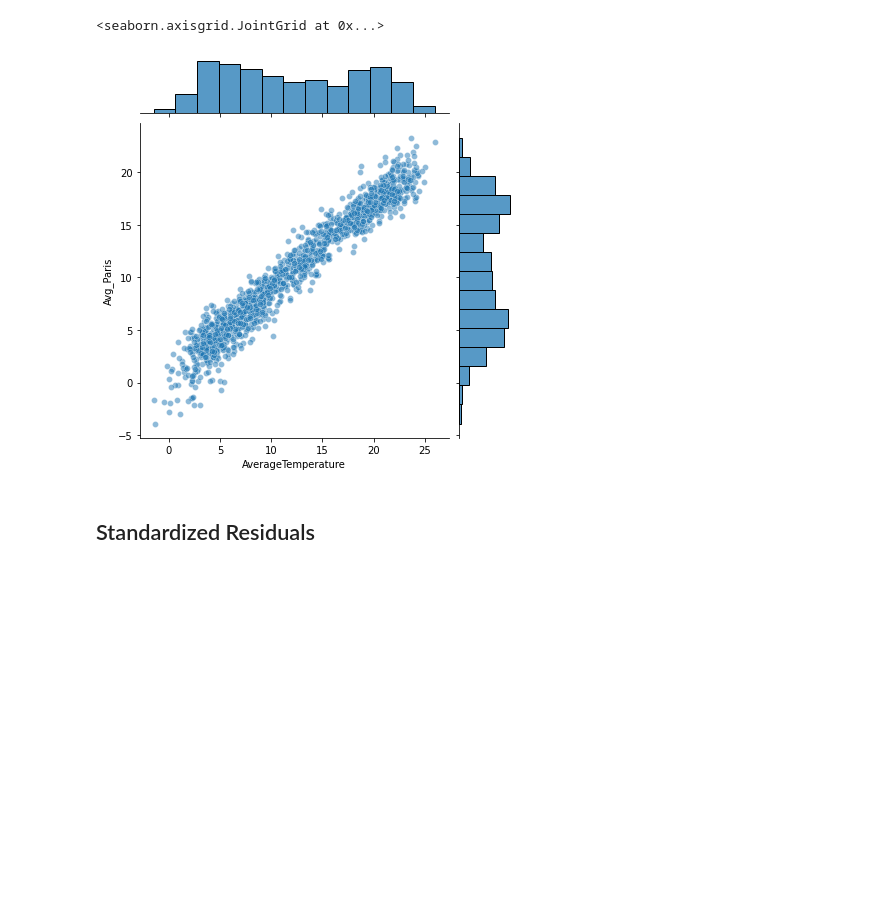
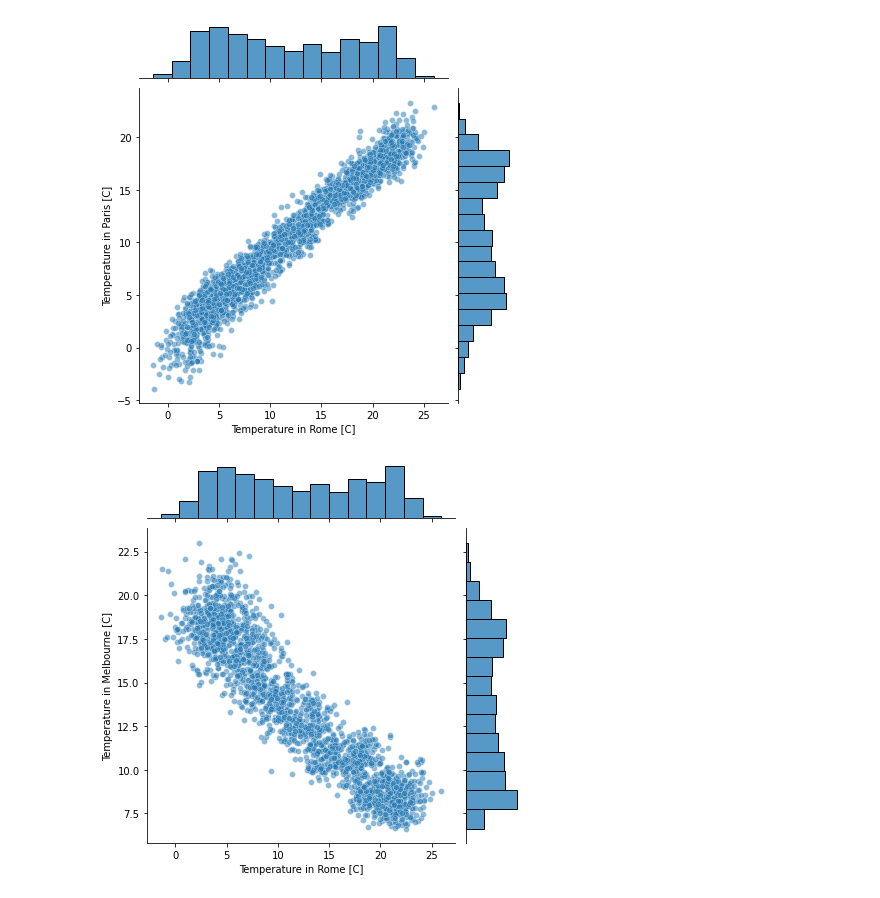
Before and after one commit to panManfredini/IBM_ML, a Jupyter notebook: 01_ReadingData/project_assignment_1.ipynb, the cells around one changed output. Drawn from its saved outputs; the diff is of its cells as text; code cells hidden in the pictures; blank space fills up the shorter version.

Commit message:
finished assignment 01

```diff
--- a/01_ReadingData/project_assignment_1.ipynb
+++ b/01_ReadingData/project_assignment_1.ipynb
@@ -86,5 +115,7 @@ df_1900 = df.loc[df.dt.dt.year > 1900 ]
 df_Rome = df_1900[df_1900.loc[:,"City"] == "Rome" ]
 df_Paris = df_1900[df_1900.loc[:,"City"] == "Paris" ]
+# %%
+df_Melbourne = df_1900[df_1900.loc[:,"City"] == "Melbourne" ]
 # %%
 # adding the column Month and year for easy access
 df_Rome = df_Rome.assign(Month=df_Rome.dt.dt.month)
@@ -107,12 +142,16 @@ plt.show()
 # done by setting dt as index and aligning the two df
 df_Rome_tidx = df_Rome.set_index("dt")
 df_Paris_tidx = df_Paris.set_index("dt")
+df_Melbourne_tidx = df_Melbourne.set_index("dt")
 # %%
-df_Rome_Paris = df_Rome_tidx.assign(Avg_Paris=df_Paris_tidx.AverageTemperature)
+temp = df_Rome_tidx.assign(Avg_Paris=df_Paris_tidx.AverageTemperature)
+df_mixed_cities = temp.assign(Avg_Melbourne=df_Melbourne_tidx.AverageTemperature)
-# %%
-sns.jointplot(data=df_Rome_Paris, x="AverageTemperature",y="Avg_Paris", alpha=0.5)
-# %% [output]
-<seaborn.axisgrid.JointGrid at 0x...>
-[figure, removed]
-# %% [markdown]
-## Standardized Residuals
+# %%
+jp1 = sns.jointplot(data=df_mixed_cities, x="AverageTemperature",y="Avg_Paris", alpha=0.5 )
+jp1.set_axis_labels("Temperature in Rome [C]","Temperature in Paris [C]")
+jp2 = sns.jointplot(data=df_mixed_cities, x="AverageTemperature",y="Avg_Melbourne", alpha=0.5)
+jp2.set_axis_labels("Temperature in Rome [C]","Temperature in Melbourne [C]")
+plt.show()
+# %% [output]
+[figure, added]
+[figure, added]
```
Also changed, not shown: parts of 36 cells of this notebook, 1 other file.
